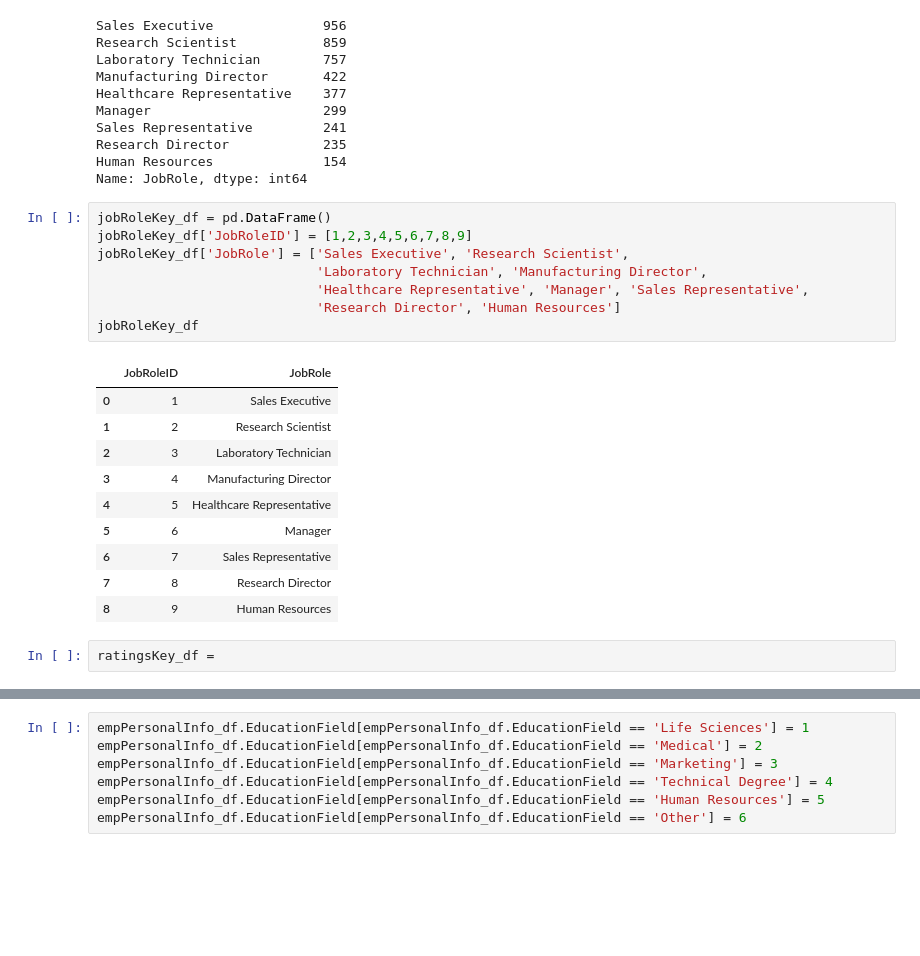
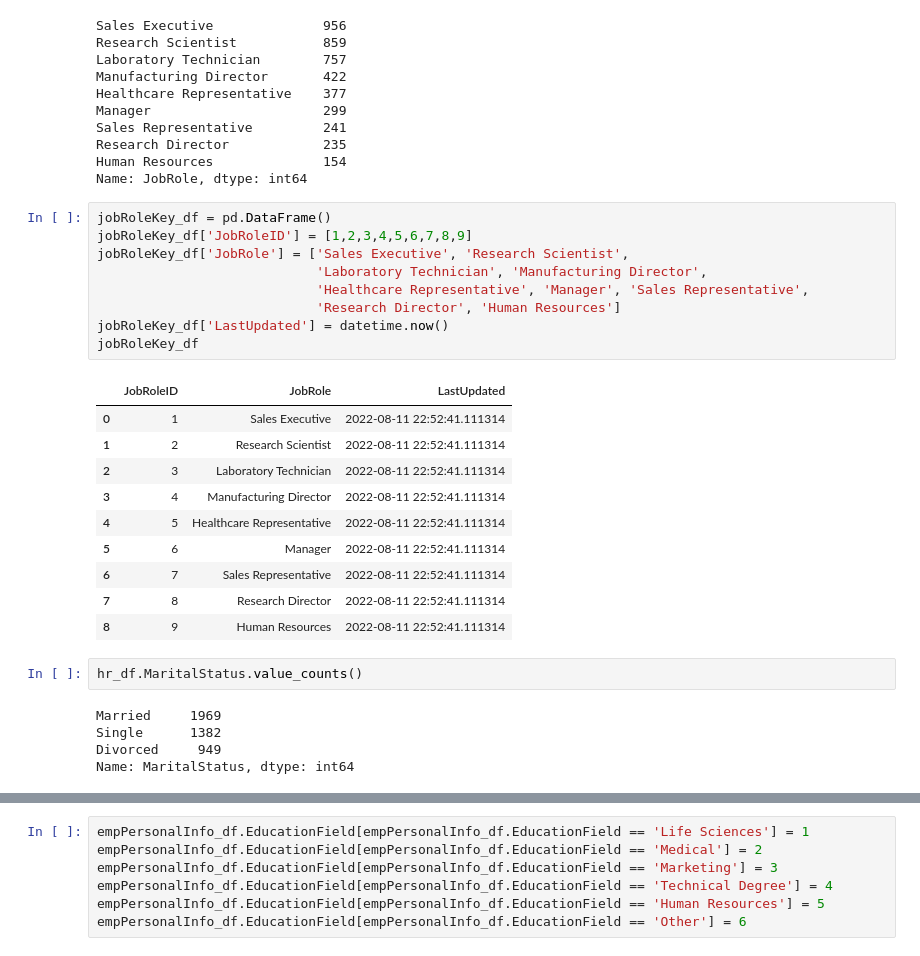
Before and after one commit to conorwhanson/UMN_Data_Capstone_Employee_Attrition, a Jupyter notebook: Oliver's Work/SQLite_DB_Creation.ipynb, the cells around one changed output, grey strips where cells are left out. Drawn from its saved outputs; the diff is of its cells as text; blank space fills up the shorter version.

```diff
--- a/Oliver's Work/SQLite_DB_Creation.ipynb
+++ b/Oliver's Work/SQLite_DB_Creation.ipynb
@@ -151,22 +160,28 @@ Name: JobRole, dtype: int64
 # %%
 jobRoleKey_df = pd.DataFrame()
 jobRoleKey_df['JobRoleID'] = [1,2,3,4,5,6,7,8,9]
 jobRoleKey_df['JobRole'] = ['Sales Executive', 'Research Scientist',
                             'Laboratory Technician', 'Manufacturing Director',
                             'Healthcare Representative', 'Manager', 'Sales Representative',
                             'Research Director', 'Human Resources']
+jobRoleKey_df['LastUpdated'] = datetime.now()
 jobRoleKey_df
 # %% [output]
-|  | JobRoleID | JobRole |
-| 0 | 1 | Sales Executive |
-| 1 | 2 | Research Scientist |
-| 2 | 3 | Laboratory Technician |
-| 3 | 4 | Manufacturing Director |
-| 4 | 5 | Healthcare Representative |
-| 5 | 6 | Manager |
-| 6 | 7 | Sales Representative |
-| 7 | 8 | Research Director |
-| 8 | 9 | Human Resources |
+|  | JobRoleID | JobRole | LastUpdated |
+| 0 | 1 | Sales Executive | 2022-08-11 22:52:41.111314 |
+| 1 | 2 | Research Scientist | 2022-08-11 22:52:41.111314 |
+| 2 | 3 | Laboratory Technician | 2022-08-11 22:52:41.111314 |
+| 3 | 4 | Manufacturing Director | 2022-08-11 22:52:41.111314 |
+| 4 | 5 | Healthcare Representative | 2022-08-11 22:52:41.111314 |
+| 5 | 6 | Manager | 2022-08-11 22:52:41.111314 |
+| 6 | 7 | Sales Representative | 2022-08-11 22:52:41.111314 |
+| 7 | 8 | Research Director | 2022-08-11 22:52:41.111314 |
+| 8 | 9 | Human Resources | 2022-08-11 22:52:41.111314 |
-# %%
-ratingsKey_df =
+# %%
+hr_df.MaritalStatus.value_counts()
+# %% [output]
+Married     1969
+Single      1382
+Divorced     949
+Name: MaritalStatus, dtype: int64
 # %%
```
Also changed, not shown: parts of 27 cells of this notebook, 3 other files.
